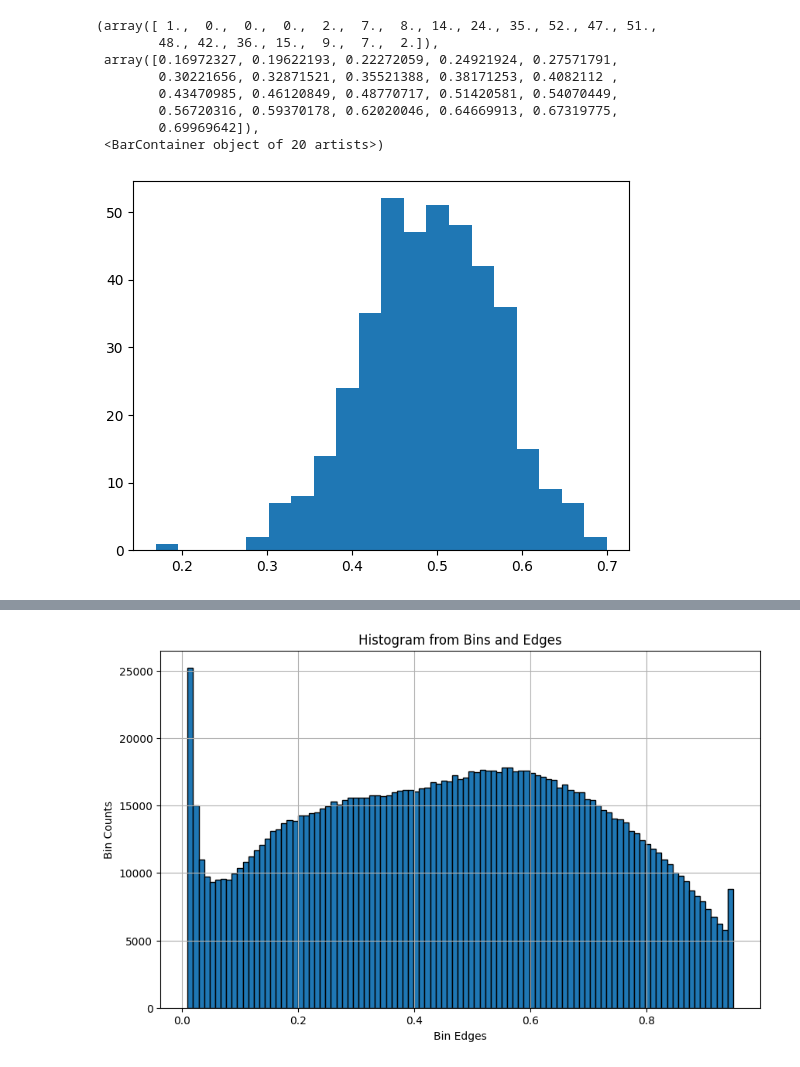
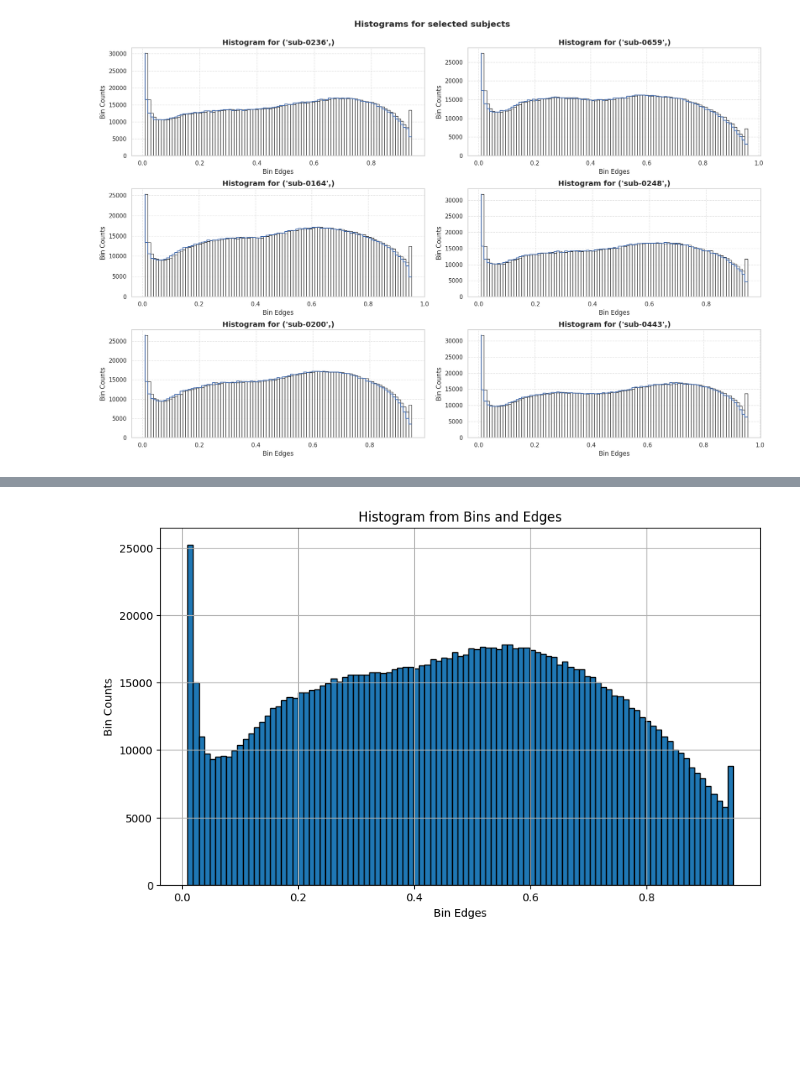
Before and after one commit to Cup-cake-lover/Junifer_HistogramMarker, a Jupyter notebook: Plot_samples.ipynb, the cells around one changed output, grey strips where cells are left out. Drawn from its saved outputs; the diff is of its cells as text; code cells hidden in the pictures; blank space fills up the shorter version.

Commit message:
Add a file to read sample histograms

```diff
--- a/Plot_samples.ipynb
+++ b/Plot_samples.ipynb
@@ -2,4 +2,3 @@
 from junifer.storage import HDF5FeatureStorage
 import numpy as np
 import matplotlib.pyplot as plt
-storage = HDF5FeatureStorage(uri='/home/hsreekri/Junifer_HistogramMarker/AOMICID1000_vbm_histogram.hdf5')
@@ -46,15 +5,47 @@ df
-# %%
-plt.hist(data,bins=20)
-# %% [output]
-(array([ 1.,  0.,  0.,  0.,  2.,  7.,  8., 14., 24., 35., 52., 47., 51.,
-        48., 42., 36., 15.,  9.,  7.,  2.]),
- array([0.16972327, 0.19622193, 0.22272059, 0.24921924, 0.27571791,
-        0.30221656, 0.32871521, 0.35521388, 0.38171253, 0.4082112 ,
-        0.43470985, 0.46120849, 0.48770717, 0.51420581, 0.54070449,
-        0.56720316, 0.59370178, 0.62020046, 0.64669913, 0.67319775,
-        0.69969642]),
- <BarContainer object of 20 artists>)
-[figure, removed]
+# %%
+def plot_histogram_data(path_to_file: str) -> None:
+    # Load the storage
+    storage = HDF5FeatureStorage(uri=path_to_file)
+
+    # Read the dataframes
+    histogram_counts_df = storage.read_df('VBM_GM_hist_hist')
+    histograms_bins_df = storage.read_df('VBM_GM_hist_bin_edges')
+
+    # Randomly select 6 rows from both dataframes
+    random_indices = np.random.choice(histogram_counts_df.index, size=6, replace=False)
+    selected_counts_df = histogram_counts_df.loc[random_indices]
+    selected_bins_df = histograms_bins_df.loc[random_indices]
+
+    # Create a 3x2 subplot
+    fig, axes = plt.subplots(3, 2, figsize=(18, 12))
+    axes = axes.flatten()  # Flatten the axes array for easy iteration
+
+    # Plot each histogram in the subplot
+    for i, idx in enumerate(random_indices):
+        bin_counts = np.array(selected_counts_df.loc[idx]).reshape(100).astype(float)
+        bin_edges = np.array(selected_bins_df.loc[idx][1:]).astype(float)
+
+        # Color for each histogram
+
+        # Plot histogram
+        axes[i].hist(bin_edges, bins=bin_edges, weights=bin_counts,edgecolor='black', color='white', alpha=0.8)
+        axes[i].step(bin_edges,bin_counts,color='b')
+        axes[i].set_xlabel('Bin Edges', fontsize=12)
+        axes[i].set_ylabel('Bin Counts', fontsize=12)
+        axes[i].set_title(f'Histogram for {idx}', fontsize=14, fontweight='bold')
+        axes[i].grid(True, linestyle='--', alpha=0.6)
+
+    # Adjust layout and show plot
+    plt.tight_layout()
+    plt.subplots_adjust(top=0.92)  # Adjust top to make space for the main title
+    plt.suptitle('Histograms for selected subjects', fontsize=16, fontweight='bold')
+    plt.show()
+
+# Example usage:
+# plot_histogram_data('path_to_your_hdf5_file.h5')
+plot_histogram_data('/home/hsreekri/Junifer_HistogramMarker/AOMICID1000_vbm_histogram.hdf5')
+# %% [output]
+[figure, added]
 # %%
 df = storage.read_df('VBM_GM_hist_hist')
 bin_df = storage.read_df('VBM_GM_hist_bin_edges')
```
Also changed, not shown: parts of 6 cells of this notebook.
